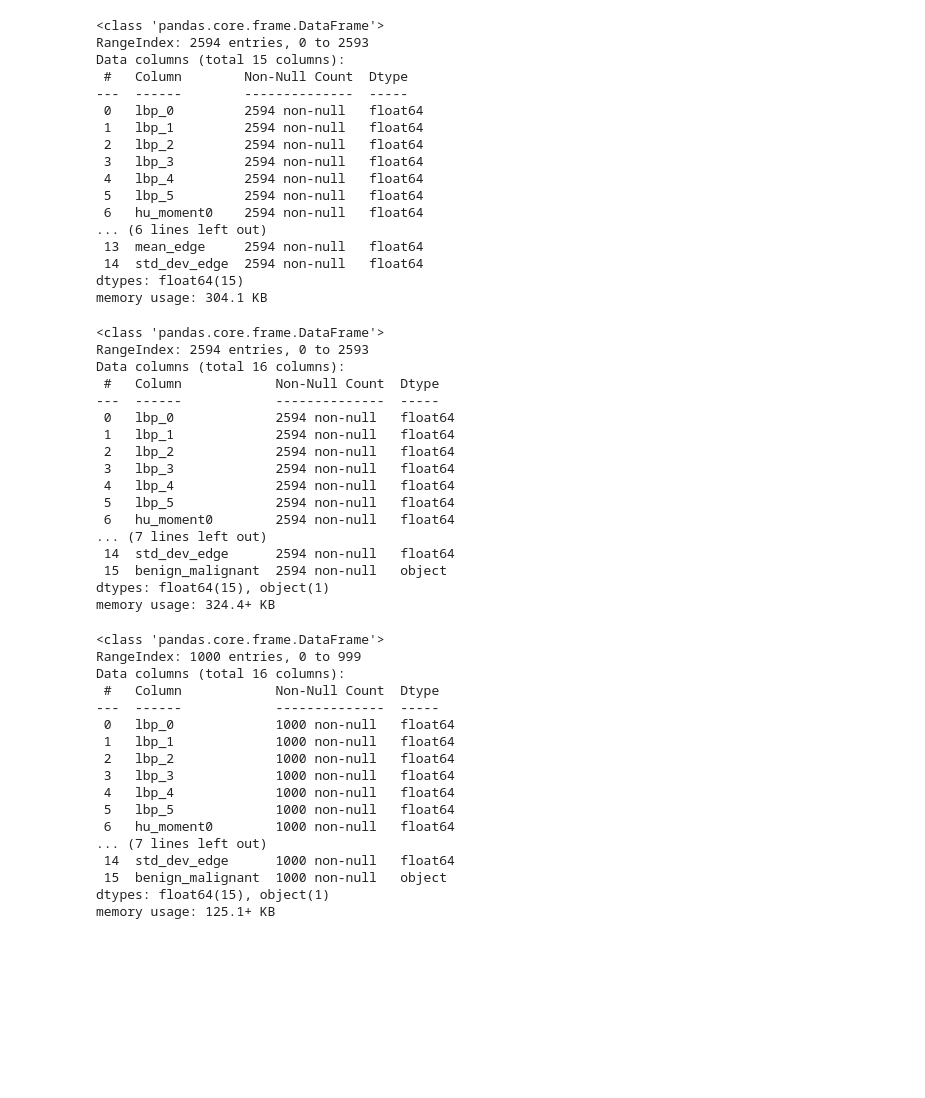
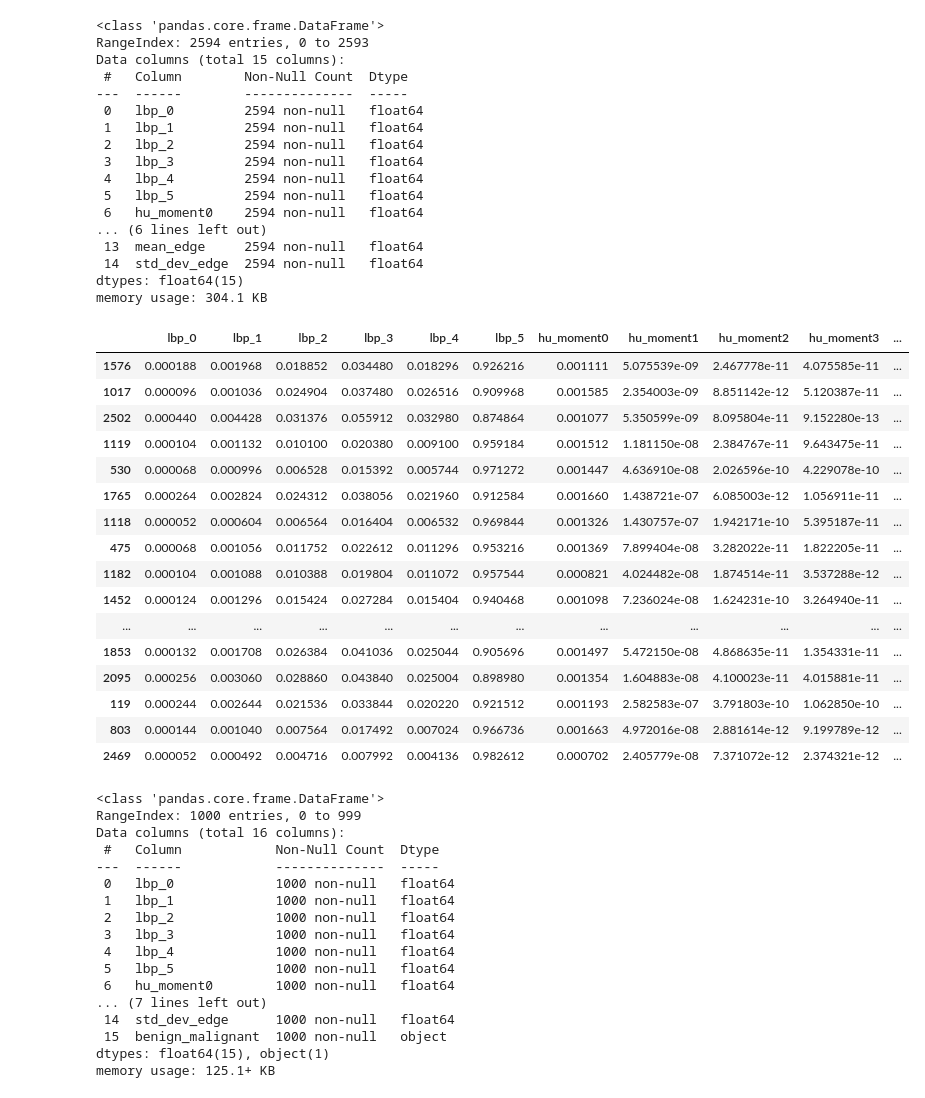
Before and after one commit to ManaHive/CompVisionAssignment, a Jupyter notebook: a1/model training.ipynb, the cells around one changed output. Drawn from its saved outputs; the diff is of its cells as text; code cells hidden in the pictures; blank space fills up the shorter version.

```diff
--- a/a1/model training.ipynb
+++ b/a1/model training.ipynb
@@ -125,25 +125,25 @@ memory usage: 304.1 KB
 # %%
 train_df_merged = train_df.join(train_metadata.loc[:,"benign_malignant"], how='left')
 test_df_merged = test_df.join(test_metadata.loc[:,"benign_malignant"], how='left')
-train_df_merged.info()
+train_df_merged.sample(50)
 # %% [output]
-<class 'pandas.core.frame.DataFrame'>
-RangeIndex: 2594 entries, 0 to 2593
-Data columns (total 16 columns):
- #   Column            Non-Null Count  Dtype
----  ------            --------------  -----
- 0   lbp_0             2594 non-null   float64
- 1   lbp_1             2594 non-null   float64
- 2   lbp_2             2594 non-null   float64
- 3   lbp_3             2594 non-null   float64
- 4   lbp_4             2594 non-null   float64
- 5   lbp_5             2594 non-null   float64
- 6   hu_moment0        2594 non-null   float64
-... (7 lines left out)
- 14  std_dev_edge      2594 non-null   float64
- 15  benign_malignant  2594 non-null   object
-dtypes: float64(15), object(1)
-memory usage: 324.4+ KB
+|  | lbp_0 | lbp_1 | lbp_2 | lbp_3 | lbp_4 | lbp_5 | hu_moment0 | hu_moment1 | hu_moment2 | hu_moment3 | ... |
+| 1576 | 0.000188 | 0.001968 | 0.018852 | 0.034480 | 0.018296 | 0.926216 | 0.001111 | 5.075539e-09 | 2.467778e-11 | 4.075585e-11 | ... |
+| 1017 | 0.000096 | 0.001036 | 0.024904 | 0.037480 | 0.026516 | 0.909968 | 0.001585 | 2.354003e-09 | 8.851142e-12 | 5.120387e-11 | ... |
+| 2502 | 0.000440 | 0.004428 | 0.031376 | 0.055912 | 0.032980 | 0.874864 | 0.001077 | 5.350599e-09 | 8.095804e-11 | 9.152280e-13 | ... |
+| 1119 | 0.000104 | 0.001132 | 0.010100 | 0.020380 | 0.009100 | 0.959184 | 0.001512 | 1.181150e-08 | 2.384767e-11 | 9.643475e-11 | ... |
+| 530 | 0.000068 | 0.000996 | 0.006528 | 0.015392 | 0.005744 | 0.971272 | 0.001447 | 4.636910e-08 | 2.026596e-10 | 4.229078e-10 | ... |
+| 1765 | 0.000264 | 0.002824 | 0.024312 | 0.038056 | 0.021960 | 0.912584 | 0.001660 | 1.438721e-07 | 6.085003e-12 | 1.056911e-11 | ... |
+| 1118 | 0.000052 | 0.000604 | 0.006564 | 0.016404 | 0.006532 | 0.969844 | 0.001326 | 1.430757e-07 | 1.942171e-10 | 5.395187e-11 | ... |
+| 475 | 0.000068 | 0.001056 | 0.011752 | 0.022612 | 0.011296 | 0.953216 | 0.001369 | 7.899404e-08 | 3.282022e-11 | 1.822205e-11 | ... |
+| 1182 | 0.000104 | 0.001088 | 0.010388 | 0.019804 | 0.011072 | 0.957544 | 0.000821 | 4.024482e-08 | 1.874514e-11 | 3.537288e-12 | ... |
+| 1452 | 0.000124 | 0.001296 | 0.015424 | 0.027284 | 0.015404 | 0.940468 | 0.001098 | 7.236024e-08 | 1.624231e-10 | 3.264940e-11 | ... |
+| ... | ... | ... | ... | ... | ... | ... | ... | ... | ... | ... | ... |
+| 1853 | 0.000132 | 0.001708 | 0.026384 | 0.041036 | 0.025044 | 0.905696 | 0.001497 | 5.472150e-08 | 4.868635e-11 | 1.354331e-11 | ... |
+| 2095 | 0.000256 | 0.003060 | 0.028860 | 0.043840 | 0.025004 | 0.898980 | 0.001354 | 1.604883e-08 | 4.100023e-11 | 4.015881e-11 | ... |
+| 119 | 0.000244 | 0.002644 | 0.021536 | 0.033844 | 0.020220 | 0.921512 | 0.001193 | 2.582583e-07 | 3.791803e-10 | 1.062850e-10 | ... |
+| 803 | 0.000144 | 0.001040 | 0.007564 | 0.017492 | 0.007024 | 0.966736 | 0.001663 | 4.972016e-08 | 2.881614e-12 | 9.199789e-12 | ... |
+| 2469 | 0.000052 | 0.000492 | 0.004716 | 0.007992 | 0.004136 | 0.982612 | 0.000702 | 2.405779e-08 | 7.371072e-12 | 2.374321e-12 | ... |
 # %%
 test_df_merged.info()
 # %% [output]
```
Also changed, not shown: parts of 7 cells of this notebook, 4 other files.
